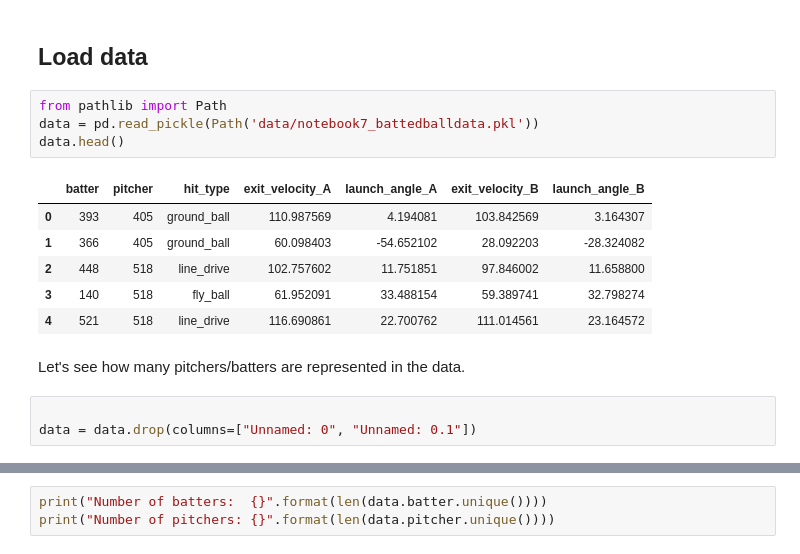
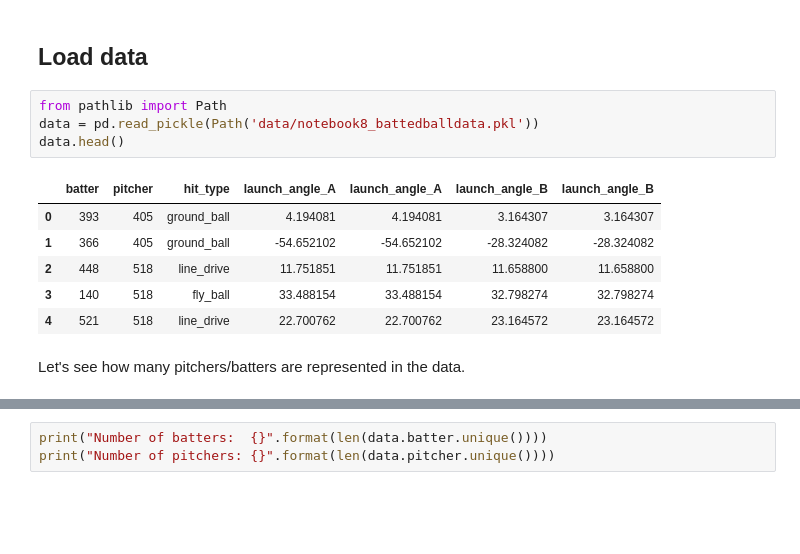
Before and after one commit to jabrantley/Baseball_Notebooks, a Jupyter notebook: 8_EstimatingTrueExitVelocity.ipynb, the cells around one changed output, grey strips where cells are left out. Drawn from its saved outputs; the diff is of its cells as text; blank space fills up the shorter version.

```diff
--- a/8_EstimatingTrueExitVelocity.ipynb
+++ b/8_EstimatingTrueExitVelocity.ipynb
@@ -39,17 +37,14 @@ mpl.rcParams.update({"font.size": 8 ,
 ## Load data
 # %%
 from pathlib import Path
-data = pd.read_pickle(Path('data/notebook7_battedballdata.pkl'))
+data = pd.read_pickle(Path('data/notebook8_battedballdata.pkl'))
 data.head()
 # %% [output]
-|  | batter | pitcher | hit_type | exit_velocity_A | launch_angle_A | exit_velocity_B | launch_angle_B |
-| 0 | 393 | 405 | ground_ball | 110.987569 | 4.194081 | 103.842569 | 3.164307 |
-| 1 | 366 | 405 | ground_ball | 60.098403 | -54.652102 | 28.092203 | -28.324082 |
-| 2 | 448 | 518 | line_drive | 102.757602 | 11.751851 | 97.846002 | 11.658800 |
-| 3 | 140 | 518 | fly_ball | 61.952091 | 33.488154 | 59.389741 | 32.798274 |
-| 4 | 521 | 518 | line_drive | 116.690861 | 22.700762 | 111.014561 | 23.164572 |
+|  | batter | pitcher | hit_type | launch_angle_A | launch_angle_A | launch_angle_B | launch_angle_B |
+| 0 | 393 | 405 | ground_ball | 4.194081 | 4.194081 | 3.164307 | 3.164307 |
+| 1 | 366 | 405 | ground_ball | -54.652102 | -54.652102 | -28.324082 | -28.324082 |
+| 2 | 448 | 518 | line_drive | 11.751851 | 11.751851 | 11.658800 | 11.658800 |
+| 3 | 140 | 518 | fly_ball | 33.488154 | 33.488154 | 32.798274 | 32.798274 |
+| 4 | 521 | 518 | line_drive | 22.700762 | 22.700762 | 23.164572 | 23.164572 |
 # %% [markdown]
 Let's see how many pitchers/batters are represented in the data.
-# %%
-
-data = data.drop(columns=["Unnamed: 0", "Unnamed: 0.1"])
```
Also changed, not shown: parts of 3 cells of this notebook, 2 other files.
